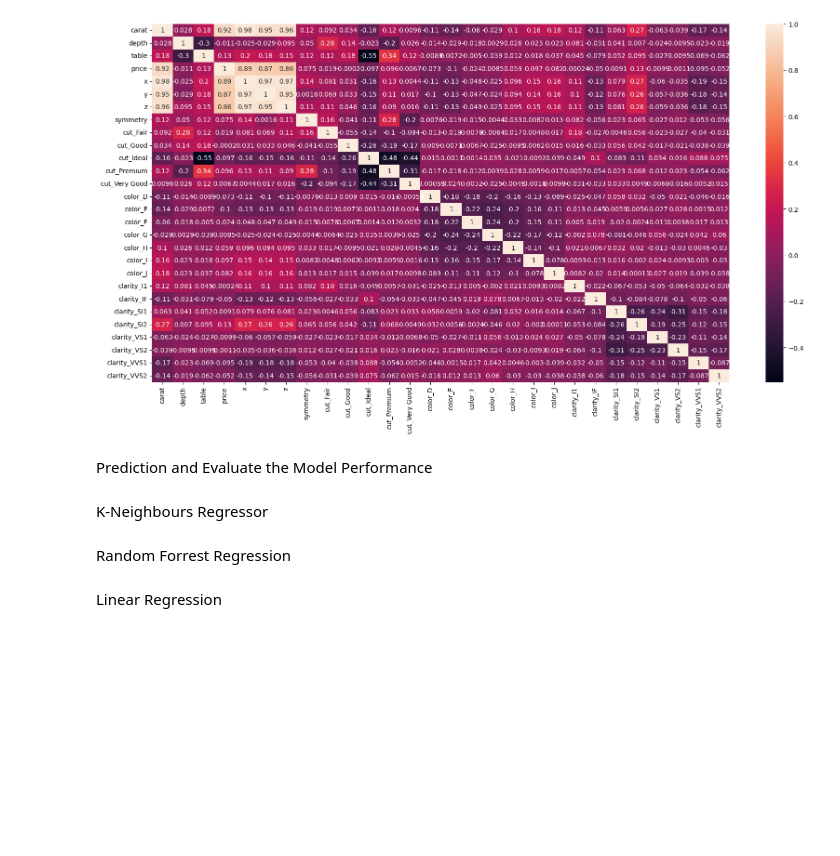
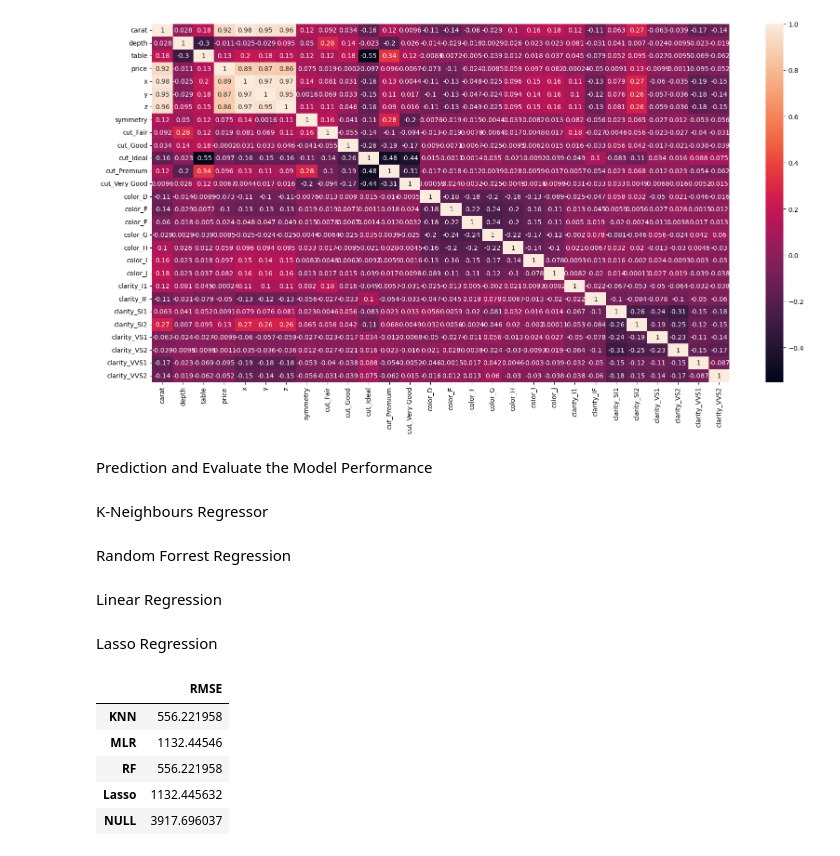
Before and after one commit to biggie076/Diamond-price-prediction, a Jupyter notebook: diamond.ipynb, the cells around one changed output. Saved outputs shown, nothing was run; the diff lists cells and outputs as text; code cells hidden in the pictures; blank space fills up the shorter version.

```diff
--- a/diamond.ipynb
+++ b/diamond.ipynb
@@ -150,3 +150,25 @@ Linear Regression
 lin = LinearRegression()
 lin = lin.fit(X_train,y_train)
 y_pred3 = lin.predict(X_test)
+# %% [markdown]
+Lasso Regression
+# %%
+
+lasso = Lasso()
+lasso.fit(X_train,y_train)
+y_pred4 = lasso.predict(X_test)
+# %%
+model_eval=pd.DataFrame(index=['KNN','MLR'],columns=['RMSE'])
+model_eval.loc['KNN','RMSE']=np.sqrt(mean_squared_error(y_test,y_pred))
+model_eval.loc['RF','RMSE'] = np.sqrt(mean_squared_error(y_test,y_pred2))
+model_eval.loc['MLR','RMSE'] = np.sqrt(mean_squared_error(y_test,y_pred3))
+model_eval.loc['Lasso','RMSE'] = np.sqrt(mean_squared_error(y_test,y_pred4))
+model_eval.loc['NULL','RMSE'] = ypred_null
+model_eval
+# %% [output]
+|  | RMSE |
+| KNN | 556.221958 |
+| MLR | 1132.44546 |
+| RF | 556.221958 |
+| Lasso | 1132.445632 |
+| NULL | 3917.696037 |
```
Also changed, not shown: parts of 5 cells of this notebook.
